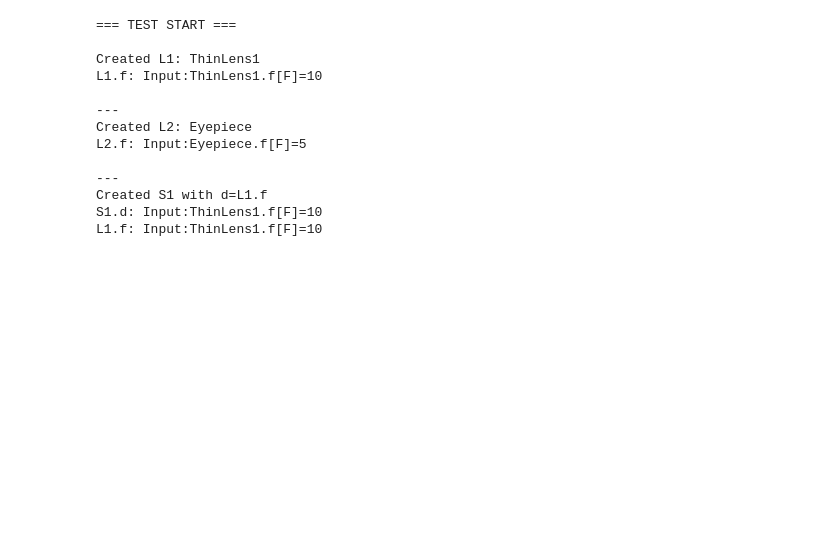
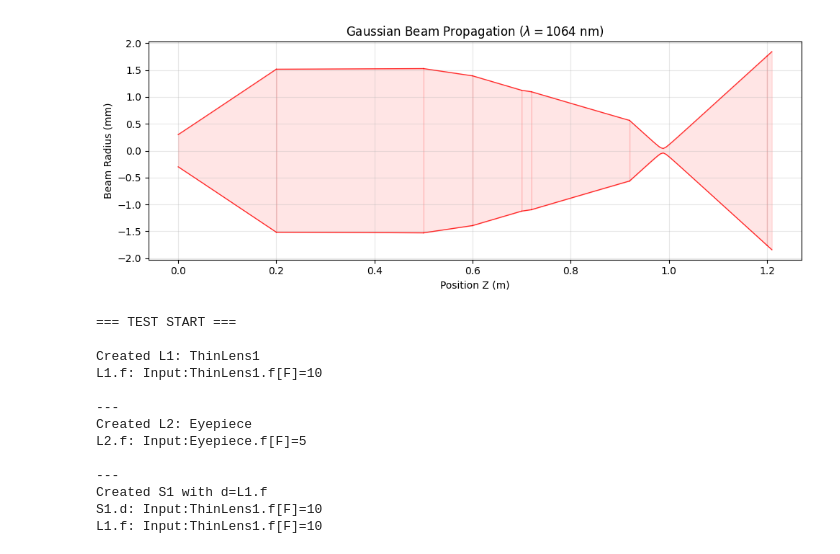
Before and after one commit to JKKDY/diffractix, a Jupyter notebook: test.ipynb, the cells around one changed output. Cells and saved outputs as stored; diff of their text form; code cells hidden in the pictures; blank space fills up the shorter version.

```diff
--- a/test.ipynb
+++ b/test.ipynb
@@ -54,3 +87,40 @@ def plot_simulation(sim_result):
+# %%
+sys = System(ambient_n=1.0)
+
+seed_beam = GaussianBeam.from_waist(w0=0.3e-3, wavelength=1064e-9)
+sys.add_input(seed_beam)
+
+sys.add(ThinLens(f=-0.05, label="L1_Div"))
+sys.add(Space(d=0.2))
+
+l2 = ThinLens(f=0.25, label="L2_Coll")
+l2.variable('f')
+sys.add(l2)
+
+sys.add(Space(d=0.3, label="Pre_Amp_Drift"))
+
+amplifier = ThickLens(d=0.1, n=1.82, R1=0.5, R2=-5.0, label="NdYAG_Rod")
+amplifier.variable('R1')
+sys.add(amplifier)
+
+sys.add(Space(d=0.1))
+sys.add(Slab(d=0.02, n=1.95, label="TGG_Crystal"))
+
+sys.add(Space(d=0.2))
+sys.add(ThinLens(f=0.1, label="Final_Focus"))
+
+sys.add(Space(d=0.01, label="Pinhole_Plane"), z=1.2)
+
+sim = sys.build()
+
+# idx_R_Therm = next(i for i, name in enumerate(sim.variable_definitions) if "NdYAG_Rod.R1" in name)
+# params = sim.initial_values.copy()
+# params[idx_R_Therm] = 0.5
+
+result = sim.run()
+plot_simulation(result)
+# %% [output]
+[figure, added]
 # %%
 L1 = ThinLens(f=0.1, label="L1").variable()
 L2 = ThinLens(f=0.1, label="L2").variable()
```
Also changed, not shown: parts of 1 cell of this notebook, 9 other files.
